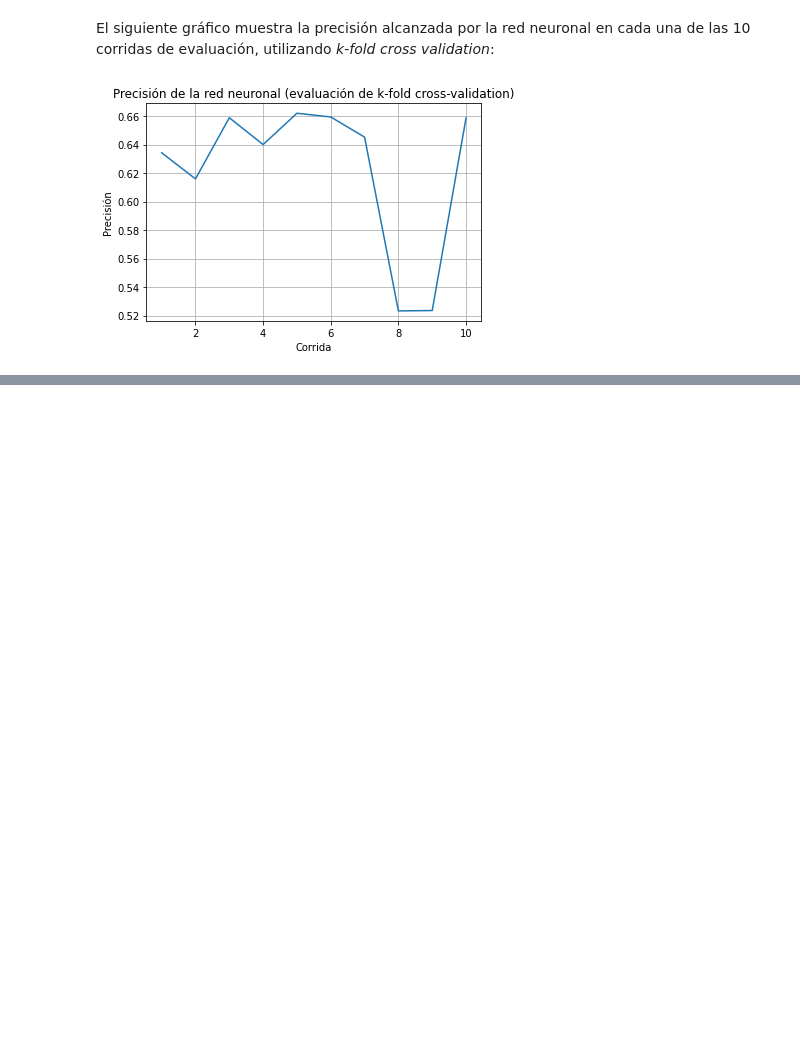
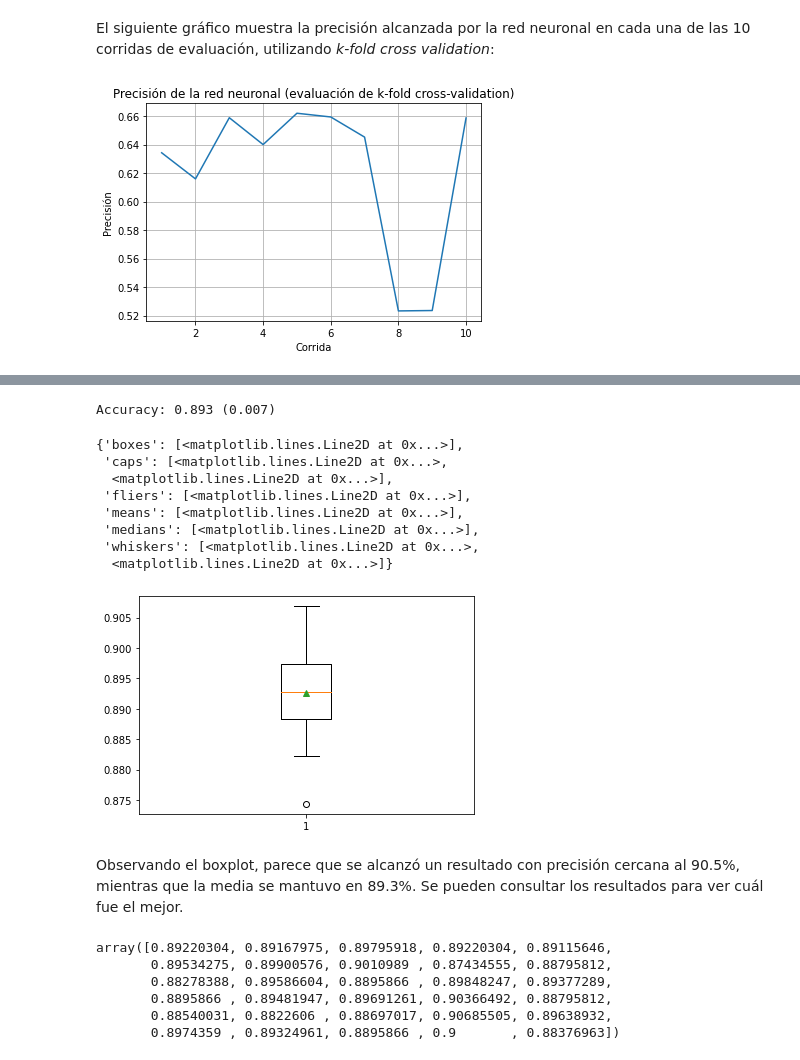
Before and after one commit to esteban062000/Big-Data-II-2021, a Jupyter notebook: tareas/tarea_2/notebook_tarea_2.ipynb, the cells around one changed output, grey strips where cells are left out. Saved outputs shown, nothing was run; the diff lists cells and outputs as text; code cells hidden in the pictures; blank space fills up the shorter version.

```diff
--- a/tareas/tarea_2/notebook_tarea_2.ipynb
+++ b/tareas/tarea_2/notebook_tarea_2.ipynb
@@ -650,0 +663,39 @@ plt.show()
+# %%
+# evaluate xgboost algorithm for classification
+from numpy import mean
+from numpy import std
+from sklearn.datasets import make_classification
+from sklearn.model_selection import cross_val_score
+from sklearn.model_selection import RepeatedStratifiedKFold
+from xgboost import XGBClassifier
+from matplotlib import pyplot
+# define the model
+model = XGBClassifier(eta=1,max_depth=5, n_estimators=1000)
+# evaluate the model
+cv = RepeatedStratifiedKFold(n_splits=10, n_repeats=3, random_state=1)
+n_scores = cross_val_score(model, X, y, scoring='accuracy', cv=cv, n_jobs=-1)
+# report performance
+print('Accuracy: %.3f (%.3f)' % (mean(n_scores), std(n_scores)))
+pyplot.boxplot(n_scores,showmeans=True)
+# %% [output]
+Accuracy: 0.893 (0.007)
+{'boxes': [<matplotlib.lines.Line2D at 0x...>],
+ 'caps': [<matplotlib.lines.Line2D at 0x...>,
+  <matplotlib.lines.Line2D at 0x...>],
+ 'fliers': [<matplotlib.lines.Line2D at 0x...>],
+ 'means': [<matplotlib.lines.Line2D at 0x...>],
+ 'medians': [<matplotlib.lines.Line2D at 0x...>],
+ 'whiskers': [<matplotlib.lines.Line2D at 0x...>,
+  <matplotlib.lines.Line2D at 0x...>]}
+[figure, added]
+# %% [markdown]
+Observando el boxplot, parece que se alcanzó un resultado con precisión cercana al 90.5%, mientras que la media se mantuvo en 89.3%. Se pueden consultar los resultados para ver cuál fue el mejor.
+# %%
+n_scores
+# %% [output]
+array([0.89220304, 0.89167975, 0.89795918, 0.89220304, 0.89115646,
+       0.89534275, 0.89900576, 0.9010989 , 0.87434555, 0.88795812,
+       0.88278388, 0.89586604, 0.8895866 , 0.89848247, 0.89377289,
+       0.8895866 , 0.89481947, 0.89691261, 0.90366492, 0.88795812,
+       0.88540031, 0.8822606 , 0.88697017, 0.90685505, 0.89638932,
+       0.8974359 , 0.89324961, 0.8895866 , 0.9       , 0.88376963])
```
Also changed, not shown: parts of 4 cells of this notebook.
